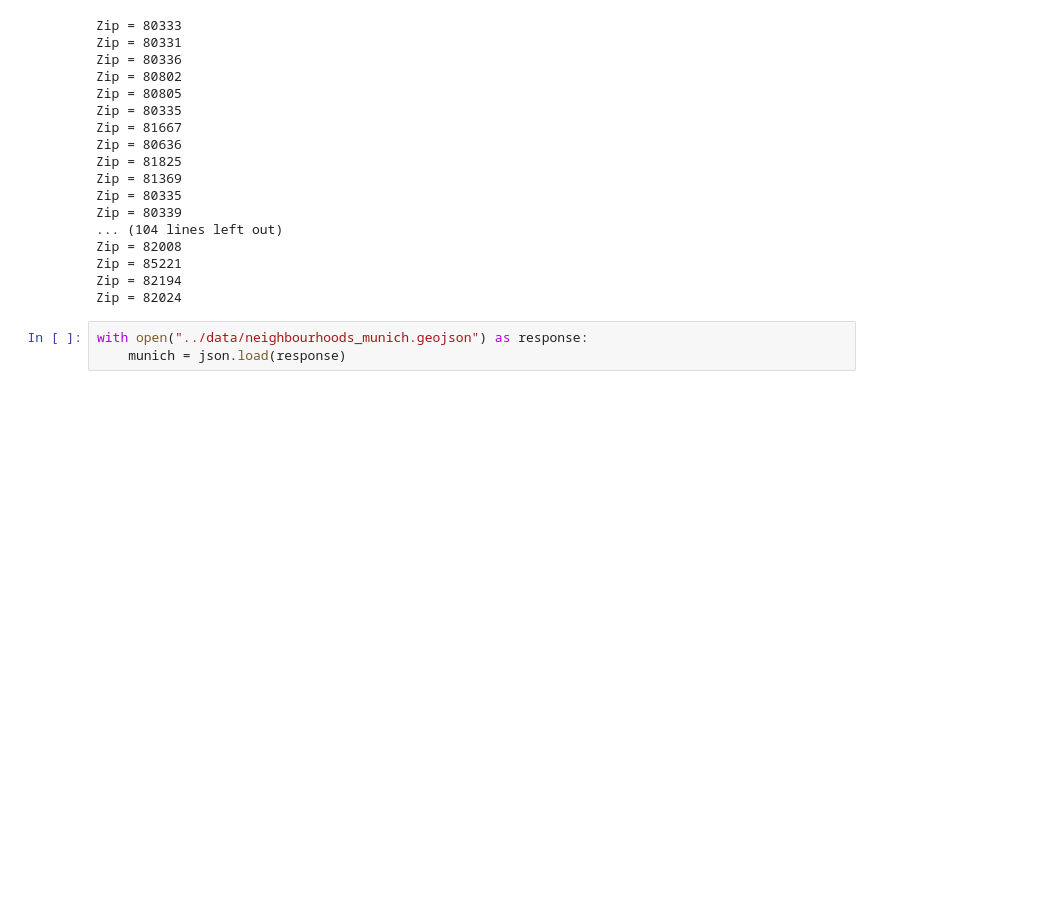
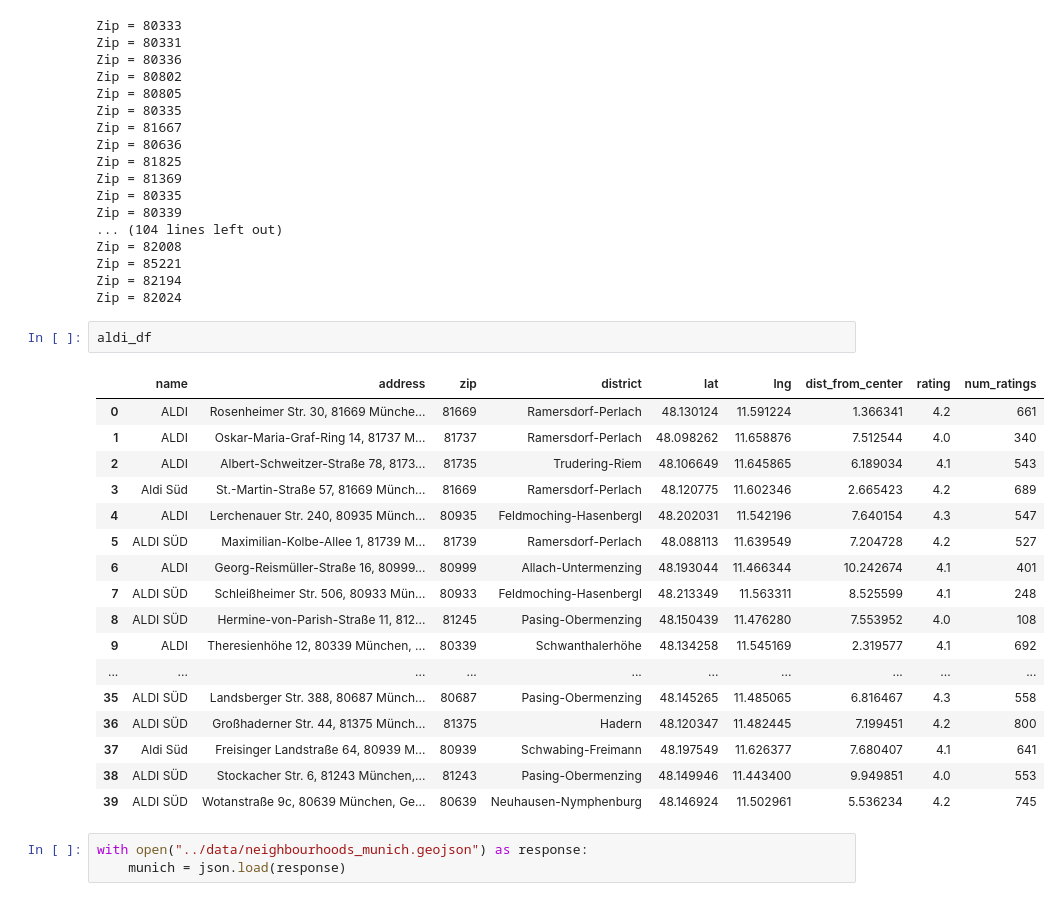
Before and after one commit to anurag-chowdhury1975/lidl-group-project, a Jupyter notebook: notebooks/unified-locations.ipynb, the cells around one changed output. Drawn from its saved outputs; the diff is of its cells as text; blank space fills up the shorter version.

```diff
--- a/notebooks/unified-locations.ipynb
+++ b/notebooks/unified-locations.ipynb
@@ -272,6 +272,26 @@ Zip = 82008
 Zip = 85221
 Zip = 82194
 Zip = 82024
+# %%
+aldi_df
+# %% [output]
+|  | name | address | zip | district | lat | lng | dist_from_center | rating | num_ratings |
+| 0 | ALDI | Rosenheimer Str. 30, 81669 Münche... | 81669 | Ramersdorf-Perlach | 48.130124 | 11.591224 | 1.366341 | 4.2 | 661 |
+| 1 | ALDI | Oskar-Maria-Graf-Ring 14, 81737 M... | 81737 | Ramersdorf-Perlach | 48.098262 | 11.658876 | 7.512544 | 4.0 | 340 |
+| 2 | ALDI | Albert-Schweitzer-Straße 78, 8173... | 81735 | Trudering-Riem | 48.106649 | 11.645865 | 6.189034 | 4.1 | 543 |
+| 3 | Aldi Süd | St.-Martin-Straße 57, 81669 Münch... | 81669 | Ramersdorf-Perlach | 48.120775 | 11.602346 | 2.665423 | 4.2 | 689 |
+| 4 | ALDI | Lerchenauer Str. 240, 80935 Münch... | 80935 | Feldmoching-Hasenbergl | 48.202031 | 11.542196 | 7.640154 | 4.3 | 547 |
+| 5 | ALDI SÜD | Maximilian-Kolbe-Allee 1, 81739 M... | 81739 | Ramersdorf-Perlach | 48.088113 | 11.639549 | 7.204728 | 4.2 | 527 |
+| 6 | ALDI | Georg-Reismüller-Straße 16, 80999... | 80999 | Allach-Untermenzing | 48.193044 | 11.466344 | 10.242674 | 4.1 | 401 |
+| 7 | ALDI SÜD | Schleißheimer Str. 506, 80933 Mün... | 80933 | Feldmoching-Hasenbergl | 48.213349 | 11.563311 | 8.525599 | 4.1 | 248 |
+| 8 | ALDI SÜD | Hermine-von-Parish-Straße 11, 812... | 81245 | Pasing-Obermenzing | 48.150439 | 11.476280 | 7.553952 | 4.0 | 108 |
+| 9 | ALDI | Theresienhöhe 12, 80339 München, ... | 80339 | Schwanthalerhöhe | 48.134258 | 11.545169 | 2.319577 | 4.1 | 692 |
+| ... | ... | ... | ... | ... | ... | ... | ... | ... | ... |
+| 35 | ALDI SÜD | Landsberger Str. 388, 80687 Münch... | 80687 | Pasing-Obermenzing | 48.145265 | 11.485065 | 6.816467 | 4.3 | 558 |
+| 36 | ALDI SÜD | Großhaderner Str. 44, 81375 Münch... | 81375 | Hadern | 48.120347 | 11.482445 | 7.199451 | 4.2 | 800 |
+| 37 | Aldi Süd | Freisinger Landstraße 64, 80939 M... | 80939 | Schwabing-Freimann | 48.197549 | 11.626377 | 7.680407 | 4.1 | 641 |
+| 38 | ALDI SÜD | Stockacher Str. 6, 81243 München,... | 81243 | Pasing-Obermenzing | 48.149946 | 11.443400 | 9.949851 | 4.0 | 553 |
+| 39 | ALDI SÜD | Wotanstraße 9c, 80639 München, Ge... | 80639 | Neuhausen-Nymphenburg | 48.146924 | 11.502961 | 5.536234 | 4.2 | 745 |
 # %%
 with open("../data/neighbourhoods_munich.geojson") as response:
     munich = json.load(response)
```
Also changed, not shown: 2 other files.
